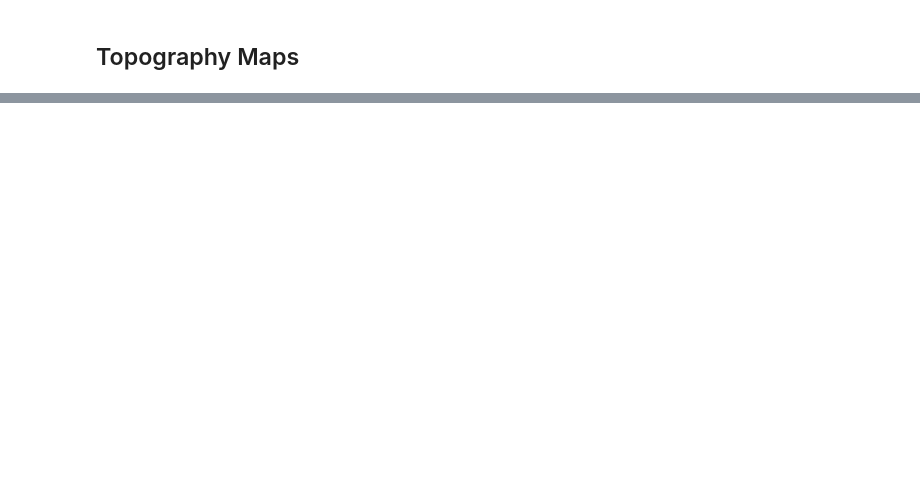
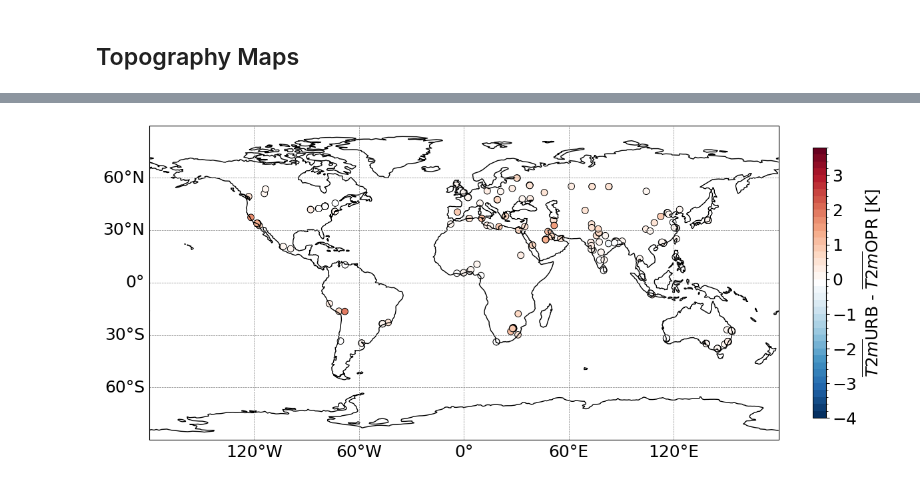
Before and after one commit to maymeret/master_thesis, a Jupyter notebook: world_maps..ipynb, the cells around one changed output, grey strips where cells are left out. Drawn from its saved outputs; the diff is of its cells as text; code cells hidden in the pictures; blank space fills up the shorter version.

```diff
--- a/world_maps..ipynb
+++ b/world_maps..ipynb
@@ -283,0 +334,34 @@ plt.savefig('../plots_2024/world_map_mean_differences_of_differences_2022_2021.p
+# %%
+colors_orig = [(103, 0, 31), (178, 24, 43), (214, 96, 77), (244, 165, 130), (253, 219, 199),
+               (255, 255, 255), (209, 229, 240), (146, 197, 222), (67, 147, 195), (33, 102, 172), (5, 48, 97)]
+
+colorsm = [(r / 255., g / 255., b / 255.) for (r, g, b) in reversed(colors_orig)]
+cmap = mpl_colors.LinearSegmentedColormap.from_list('Custom cmap', colorsm, N=256)
+levels = np.arange(-4, 4, 0.2)
+bounds = levels.tolist()
+norm = mpl_colors.BoundaryNorm(bounds, cmap.N)
+
+# Plotting
+fig = plt.figure(figsize=(12, 12))
+ax = plt.axes(projection=ccrs.PlateCarree())
+
+sc = ax.scatter(data_2021['clon'], data_2021['clat'], c=data_2021['value'], cmap=cmap,
+                norm=norm, transform=ccrs.PlateCarree(), s=50, alpha=1, edgecolors='black', linewidths=.7)
+cbar = plt.colorbar(sc, ax=ax, orientation='vertical',
+                    label='$\overline{T2m}$URB - $\overline{T2m}$OPR [K]',
+                    fraction=0.02)
+cbar.set_ticks(np.arange(-5, 5.5, 1))  # Adjust ticks for better visibility
+
+sc.set_clim(-4, 4)
+
+ax.coastlines()
+ax.set_extent([-180, 180, -90, 90], crs=ccrs.PlateCarree())
+
+gl = ax.gridlines(crs=ccrs.PlateCarree(), draw_labels=True, linestyle='--', linewidth=0.5, color='gray')
+gl.xlabels_top = gl.ylabels_right = False
+gl.xlabel_style, gl.ylabel_style = {'fontsize': 18}, {'fontsize': 18}
+
+plt.tight_layout()
+plt.savefig('../plots_2024/world_map_mean_differences_2021.png', dpi=300)
+# %% [output]
+[figure, added]
```
Also changed, not shown: parts of 9 cells of this notebook, 7 other files.
